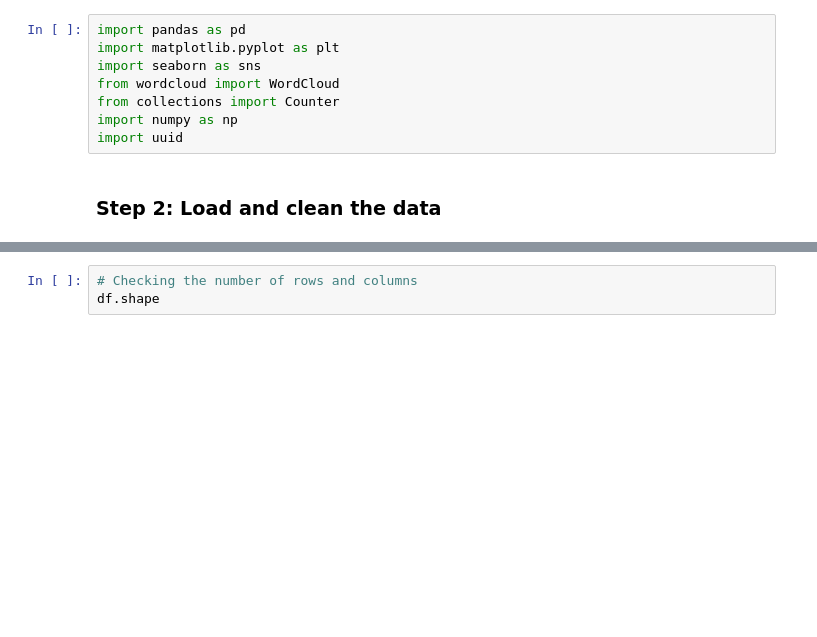
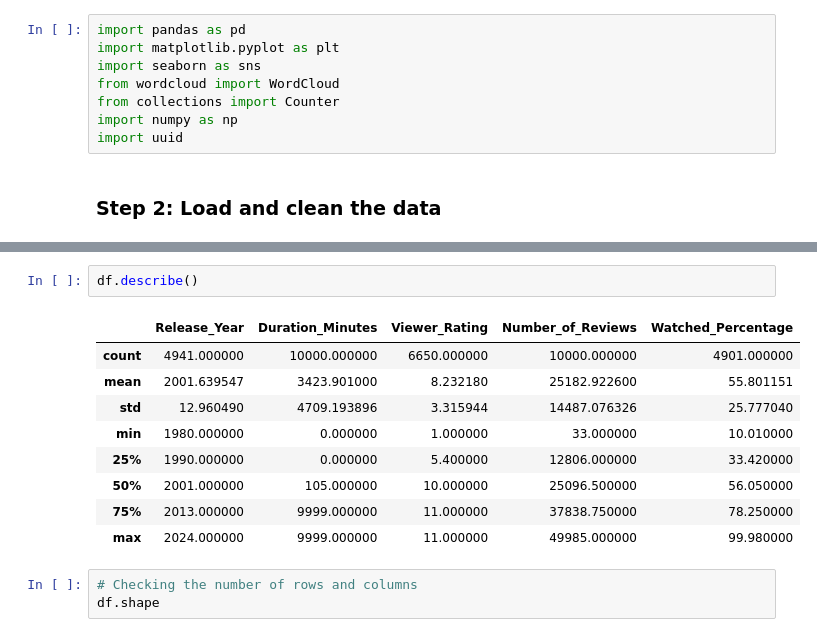
Before and after one commit to PriscilaDenise/Movies_Series_Analysis, a Jupyter notebook: analysis.ipynb, the cells around one changed output, grey strips where cells are left out. Saved outputs shown, nothing was run; the diff lists cells and outputs as text; blank space fills up the shorter version.

```diff
--- a/analysis.ipynb
+++ b/analysis.ipynb
@@ -32,6 +52,18 @@ df.tail()
 | 9997 | MV09998 | Call some | movie | Horror | HBO | 1996.0 | 0 | 1.8 | ... |
 | 9998 | MV09999 | She control employee country | Series | Fantasy | Disney+ | NaN | 0 | 11.0 | ... |
 | 9999 | MV10000 | Artist general fire | Mini-Series | Romance | Prime | 2012.0 | 0 | 1.1 | ... |
+# %%
+df.describe()
+# %% [output]
+|  | Release_Year | Duration_Minutes | Viewer_Rating | Number_of_Reviews | Watched_Percentage |
+| count | 4941.000000 | 10000.000000 | 6650.000000 | 10000.000000 | 4901.000000 |
+| mean | 2001.639547 | 3423.901000 | 8.232180 | 25182.922600 | 55.801151 |
+| std | 12.960490 | 4709.193896 | 3.315944 | 14487.076326 | 25.777040 |
+| min | 1980.000000 | 0.000000 | 1.000000 | 33.000000 | 10.010000 |
+| 25% | 1990.000000 | 0.000000 | 5.400000 | 12806.000000 | 33.420000 |
+| 50% | 2001.000000 | 105.000000 | 10.000000 | 25096.500000 | 56.050000 |
+| 75% | 2013.000000 | 9999.000000 | 11.000000 | 37838.750000 | 78.250000 |
+| max | 2024.000000 | 9999.000000 | 11.000000 | 49985.000000 | 99.980000 |
 # %%
 # Checking the number of rows and columns
 df.shape
```
Also changed, not shown: parts of 3 cells of this notebook.
